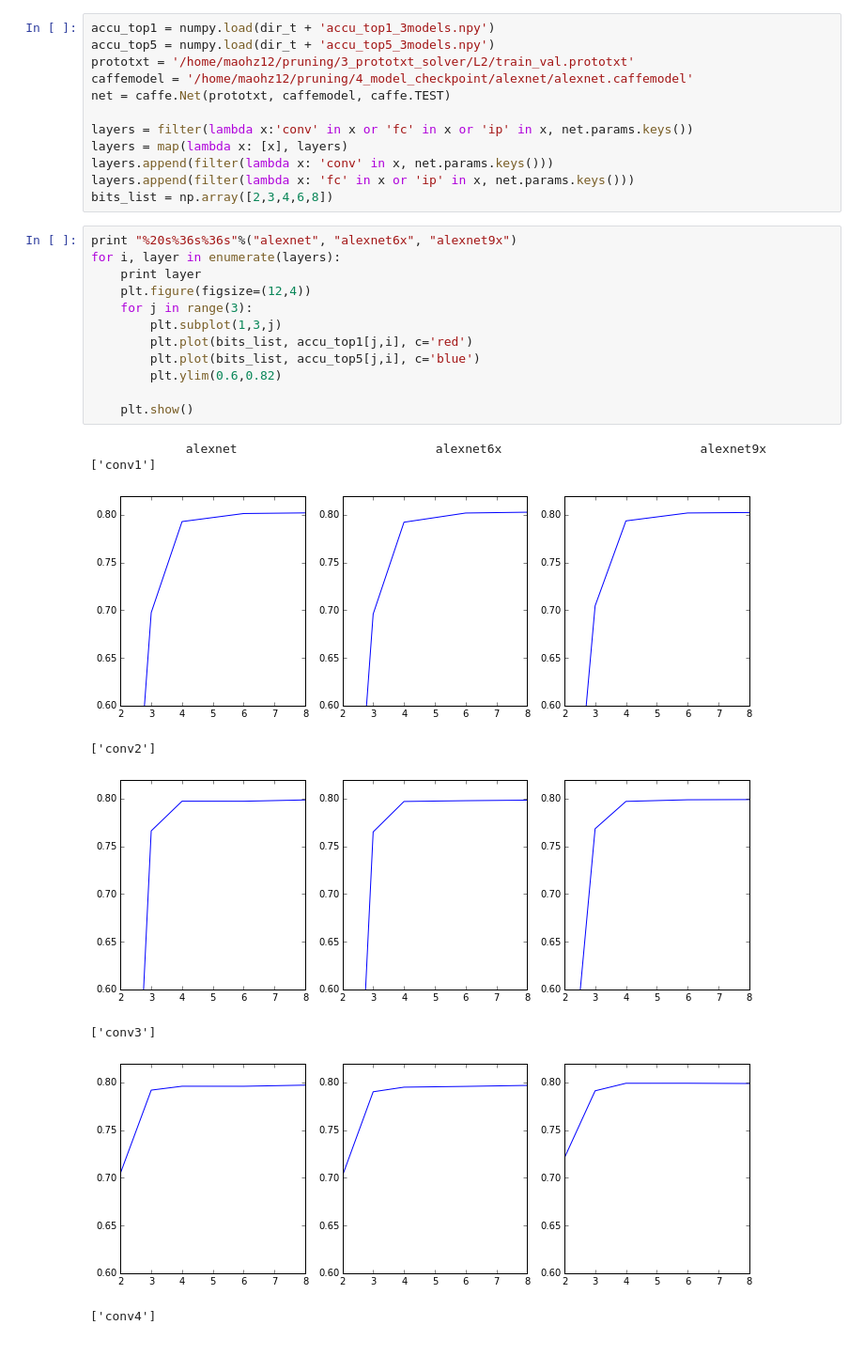
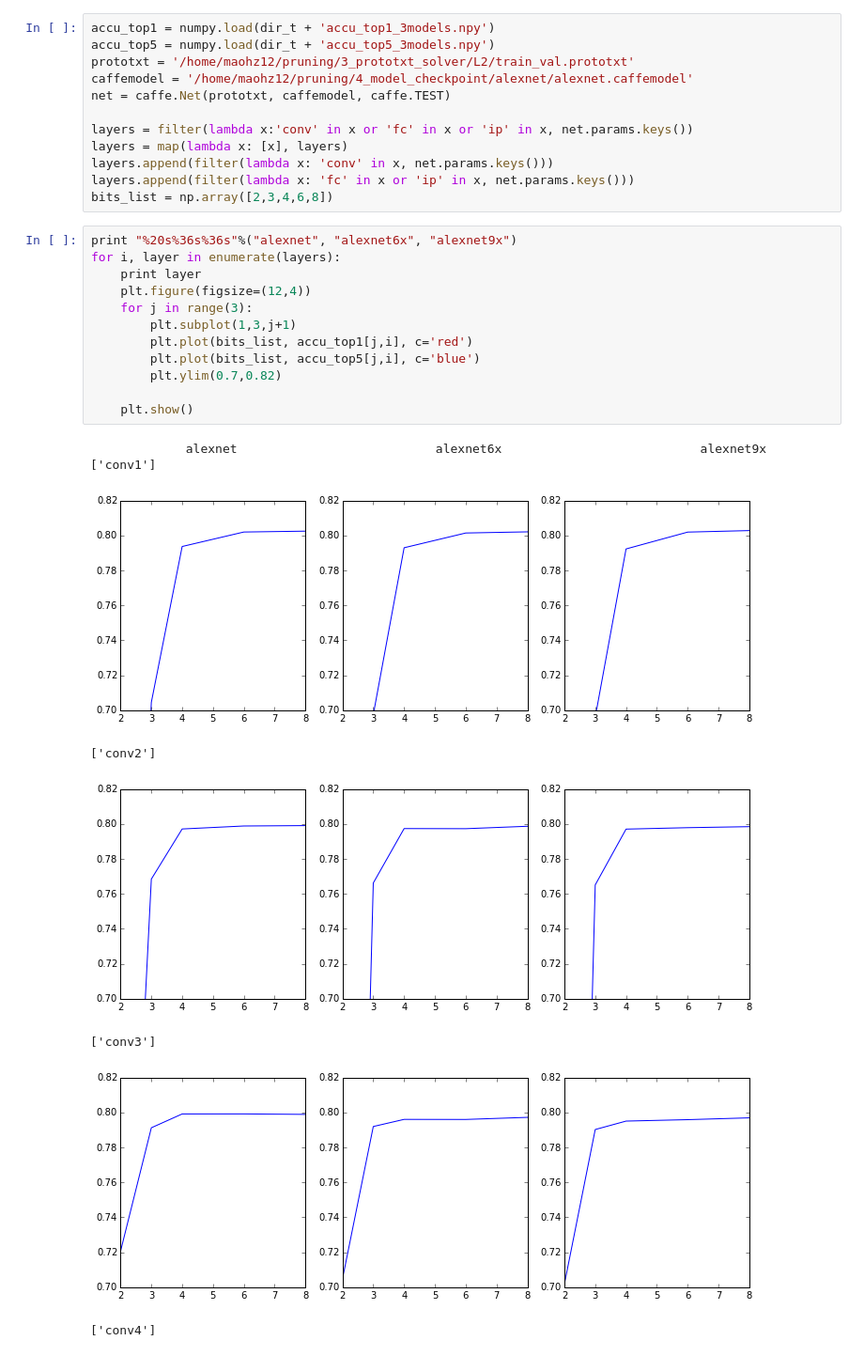
Before and after one commit to gaush123/NeuralCompression, a Jupyter notebook: 1_scripts/analyze_vgg_model/visualize_models_layers_bits_accu.ipynb, the cells around one changed output. Shown: that part at 94% size. Saved outputs shown, nothing was run; the diff lists cells and outputs as text.

```diff
--- a/1_scripts/analyze_vgg_model/visualize_models_layers_bits_accu.ipynb
+++ b/1_scripts/analyze_vgg_model/visualize_models_layers_bits_accu.ipynb
@@ -30,21 +30,21 @@ bits_list = np.array([2,3,4,6,8])
 # %%
 print "%20s%36s%36s"%("alexnet", "alexnet6x", "alexnet9x")
 for i, layer in enumerate(layers):
     print layer
     plt.figure(figsize=(12,4))
     for j in range(3):
-        plt.subplot(1,3,j)
+        plt.subplot(1,3,j+1)
         plt.plot(bits_list, accu_top1[j,i], c='red')
         plt.plot(bits_list, accu_top5[j,i], c='blue')
-        plt.ylim(0.6,0.82)
+        plt.ylim(0.7,0.82)
 
     plt.show()
 # %% [output]
              alexnet                           alexnet6x                           alexnet9x
 ['conv1']
-[figure, old version]
+[figure, new version]
 ['conv2']
-[figure, old version]
+[figure, new version]
 ['conv3']
-[figure, old version]
+[figure, new version]
 ['conv4']
```
Also changed, not shown: parts of 1 cell of this notebook, 7 other files.
